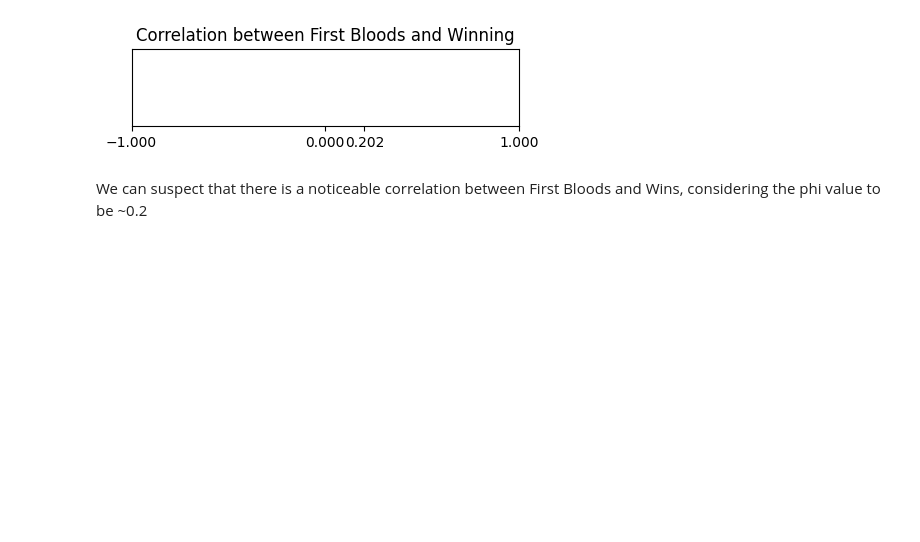
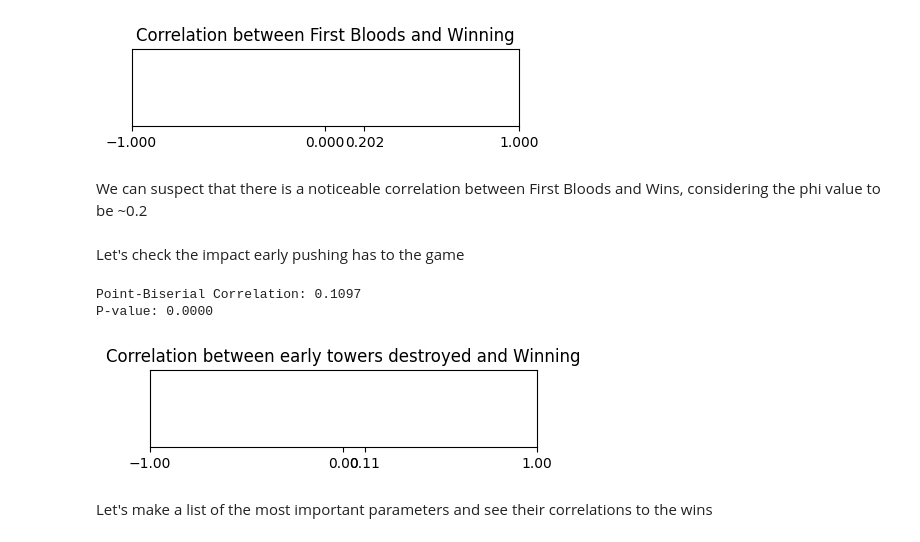
Before and after one commit to mairovitzmario/league_games_analysis, a Jupyter notebook: analysis.ipynb, the cells around one changed output. Saved outputs shown, nothing was run; the diff lists cells and outputs as text; code cells hidden in the pictures; blank space fills up the shorter version.

```diff
--- a/analysis.ipynb
+++ b/analysis.ipynb
@@ -262,3 +266,13 @@ plot_x_axis('Correlation between First Bloods and Winning',phi)
 [figure]
 # %% [markdown]
 We can suspect that there is a noticeable correlation between First Bloods and Wins, considering the phi value to be ~0.2
+# %% [markdown]
+Let's check the impact early pushing has to the game
+# %%
+correlation, p_value = stats.pointbiserialr(y=data['Wins'], x=data['TowersDestroyed'])
+
+print(f"Point-Biserial Correlation: {correlation:.4f}")
+print(f"P-value: {p_value:.4f}")
+# %% [output]
+Point-Biserial Correlation: 0.1097
+P-value: 0.0000
@@ -264,0 +281,6 @@ We can suspect that there is a noticeable correlation between First Bloods and W
+# %%
+plot_x_axis('Correlation between early towers destroyed and Winning', correlation)
+# %% [output]
+[figure, added]
+# %% [markdown]
+Let's make a list of the most important parameters and see their correlations to the wins
```
Also changed, not shown: parts of 7 cells of this notebook.
